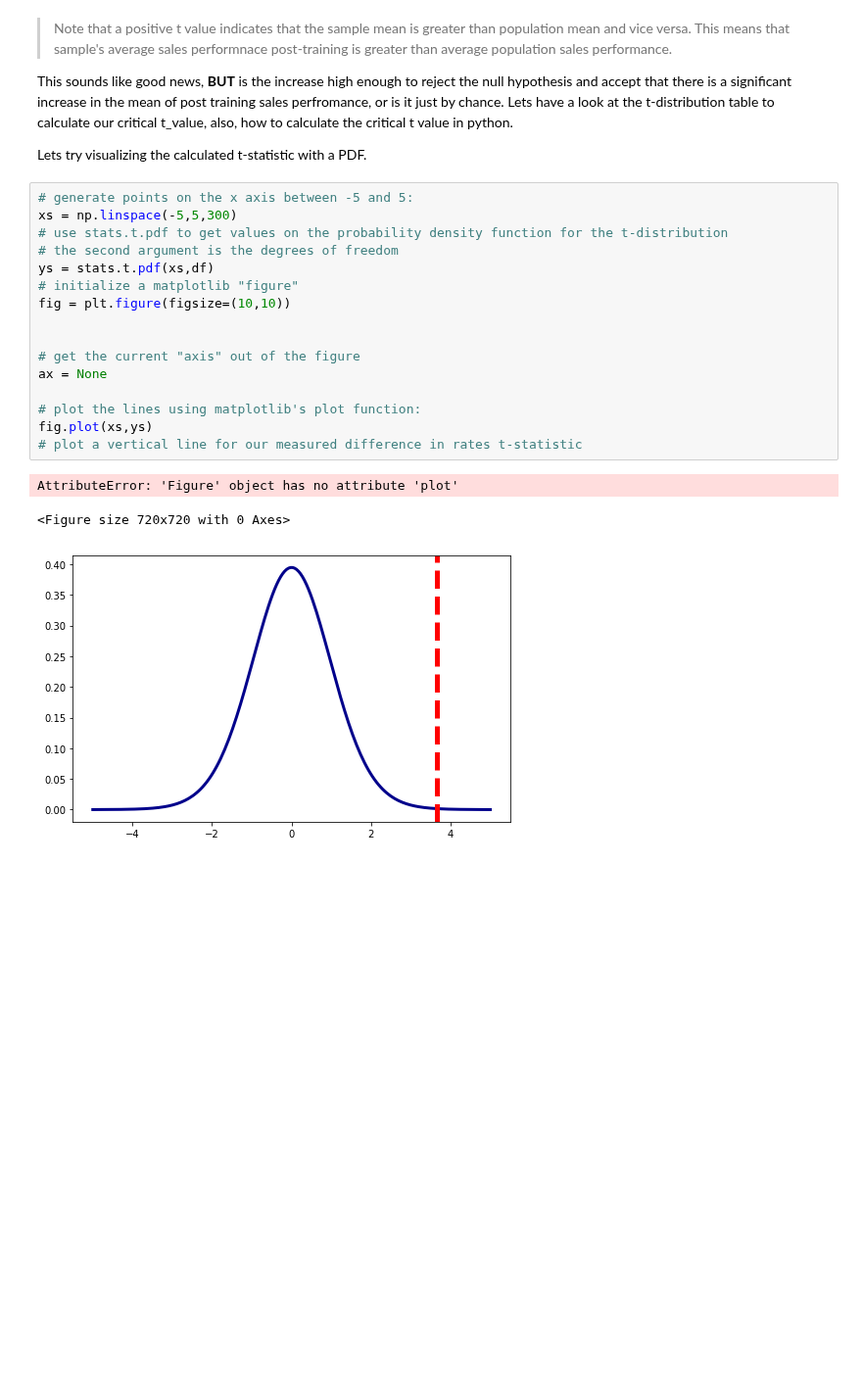
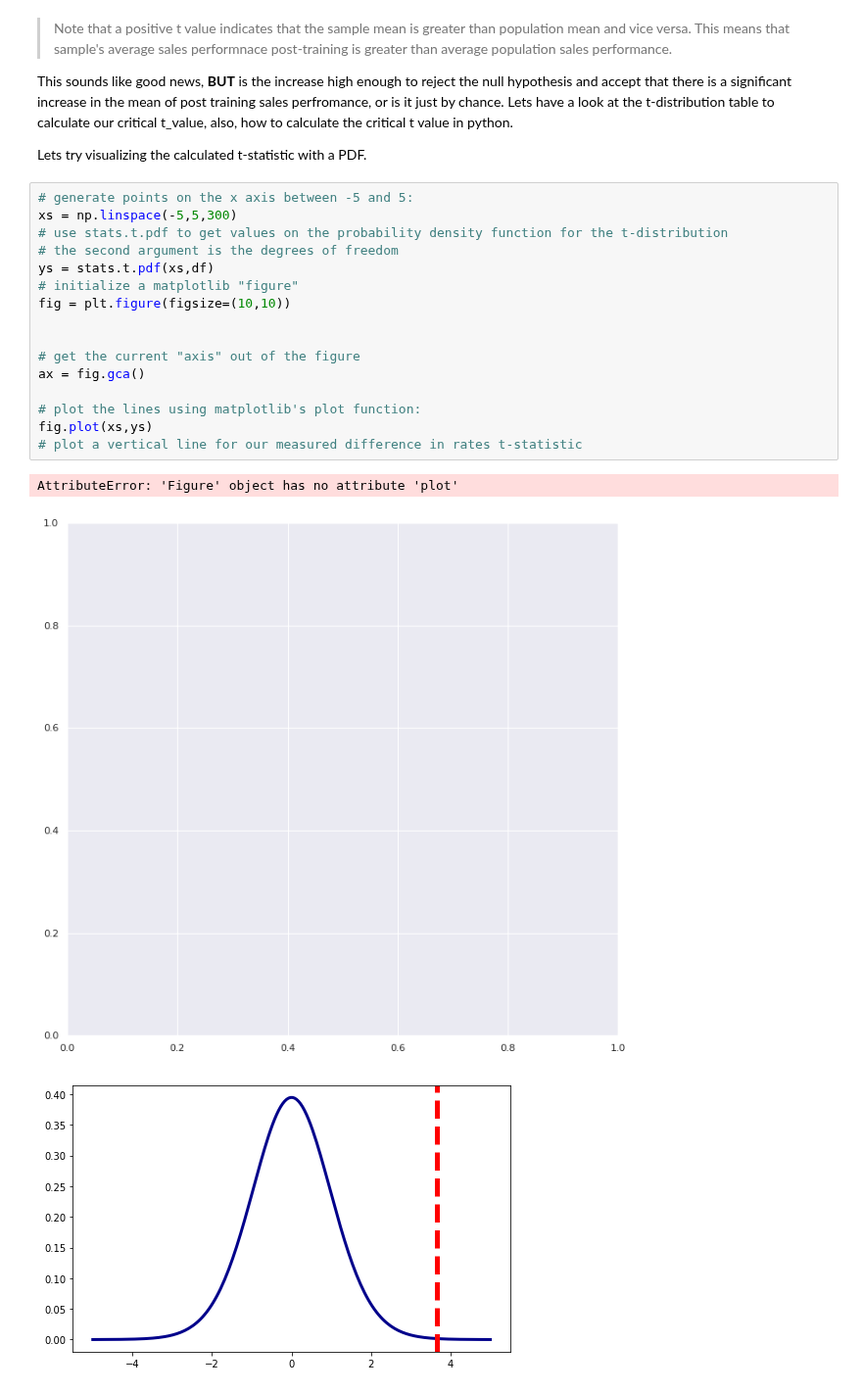
Before and after one commit to j-asonwang/dsc-2-20-08-1-sample-t-tests-lab-nyc-ds-career-012819, a Jupyter notebook: index.ipynb, the cells around one changed output. Shown at 98% size. Cells and saved outputs as stored; diff of their text form; blank space fills up the shorter version.

```diff
--- a/index.ipynb
+++ b/index.ipynb
@@ -217,22 +217,22 @@ Lets try visualizing the calculated t-statistic with a PDF.
 # %%
 # generate points on the x axis between -5 and 5:
 xs = np.linspace(-5,5,300)
 # use stats.t.pdf to get values on the probability density function for the t-distribution
 # the second argument is the degrees of freedom
 ys = stats.t.pdf(xs,df)
 # initialize a matplotlib "figure"
 fig = plt.figure(figsize=(10,10))
 
 
 # get the current "axis" out of the figure
-ax = None
+ax = fig.gca()
 
 # plot the lines using matplotlib's plot function:
 fig.plot(xs,ys)
 # plot a vertical line for our measured difference in rates t-statistic
 # %% [output]
 AttributeError: 'Figure' object has no attribute 'plot'
-<Figure size 720x720 with 0 Axes>
+[figure, added]
 # %%
 # %% [output]
 [figure]
```
